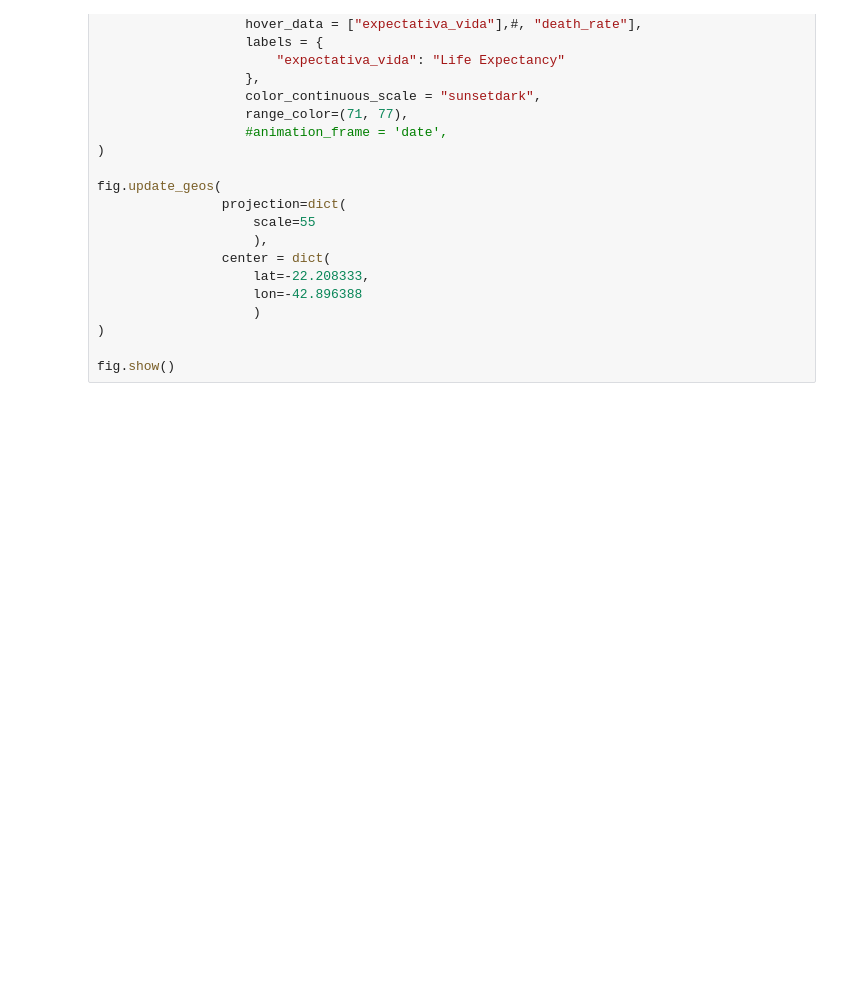
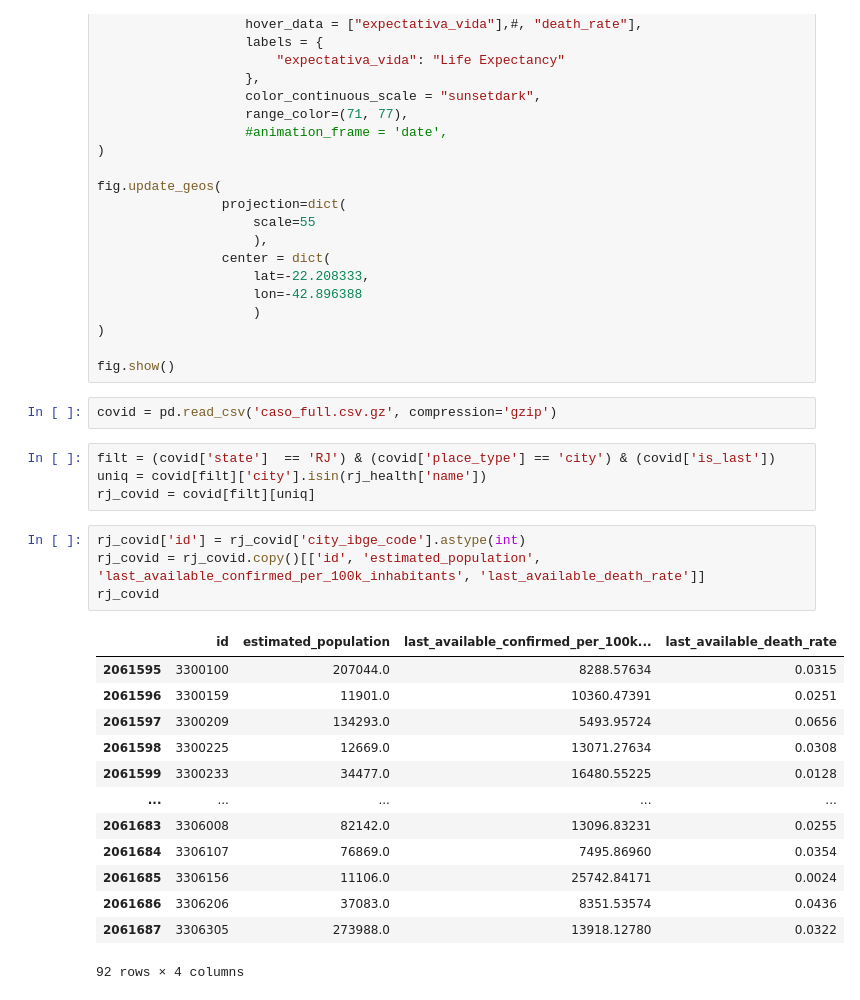
Before and after one commit to barrafas/IDH-Covid-Analysis-RJ, a Jupyter notebook: health_analysis.ipynb, the cells around one changed output. Saved outputs shown, nothing was run; the diff lists cells and outputs as text; blank space fills up the shorter version.

```diff
--- a/health_analysis.ipynb
+++ b/health_analysis.ipynb
@@ -84,3 +97,27 @@ fig.update_geos(
 )
 
 fig.show()
+# %%
+covid = pd.read_csv('caso_full.csv.gz', compression='gzip')
+# %%
+filt = (covid['state']  == 'RJ') & (covid['place_type'] == 'city') & (covid['is_last'])
+uniq = covid[filt]['city'].isin(rj_health['name'])
+rj_covid = covid[filt][uniq]
+# %%
+rj_covid['id'] = rj_covid['city_ibge_code'].astype(int)
+rj_covid = rj_covid.copy()[['id', 'estimated_population', 'last_available_confirmed_per_100k_inhabitants', 'last_available_death_rate']]
+rj_covid
+# %% [output]
+|  | id | estimated_population | last_available_confirmed_per_100k... | last_available_death_rate |
+| 2061595 | 3300100 | 207044.0 | 8288.57634 | 0.0315 |
+| 2061596 | 3300159 | 11901.0 | 10360.47391 | 0.0251 |
+| 2061597 | 3300209 | 134293.0 | 5493.95724 | 0.0656 |
+| 2061598 | 3300225 | 12669.0 | 13071.27634 | 0.0308 |
+| 2061599 | 3300233 | 34477.0 | 16480.55225 | 0.0128 |
+| ... | ... | ... | ... | ... |
+| 2061683 | 3306008 | 82142.0 | 13096.83231 | 0.0255 |
+| 2061684 | 3306107 | 76869.0 | 7495.86960 | 0.0354 |
+| 2061685 | 3306156 | 11106.0 | 25742.84171 | 0.0024 |
+| 2061686 | 3306206 | 37083.0 | 8351.53574 | 0.0436 |
+| 2061687 | 3306305 | 273988.0 | 13918.12780 | 0.0322 |
+92 rows × 4 columns
```
Also changed, not shown: parts of 5 cells of this notebook, 1 other file.
